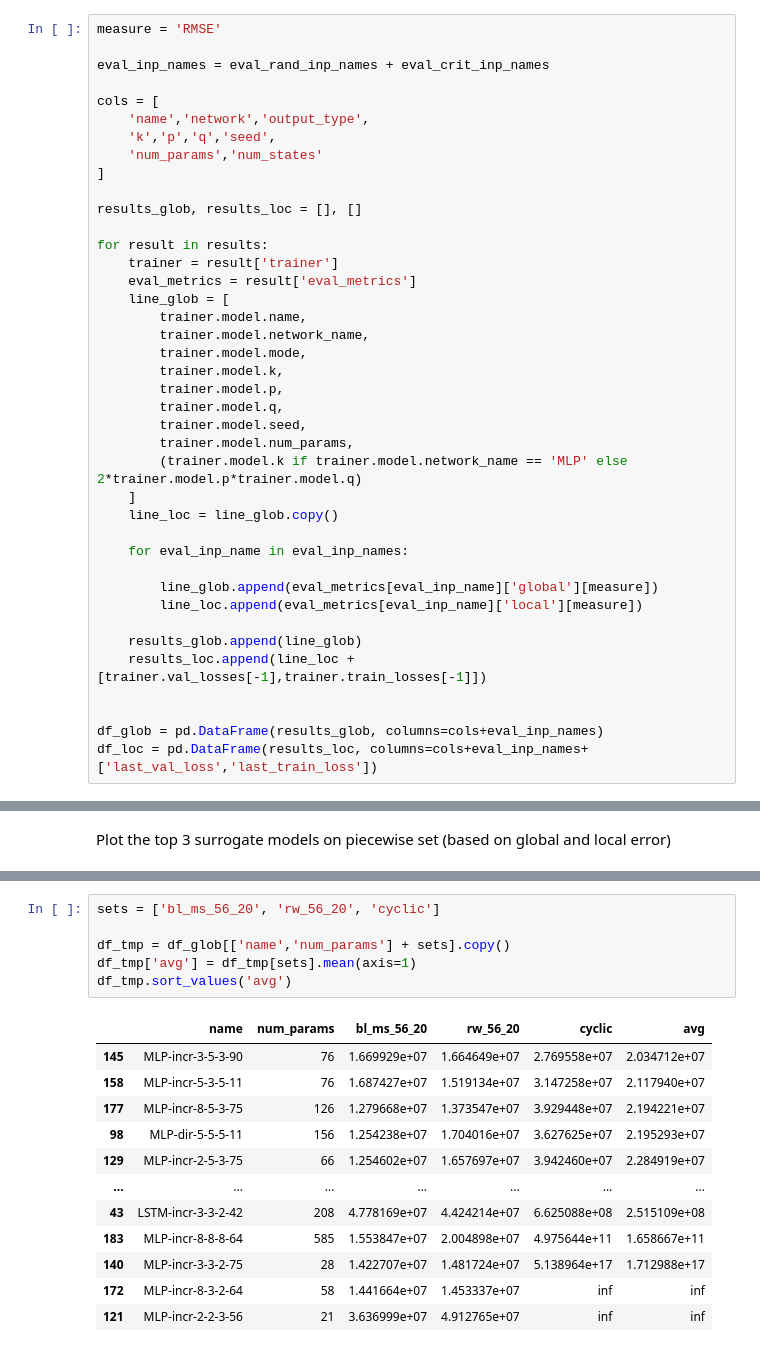
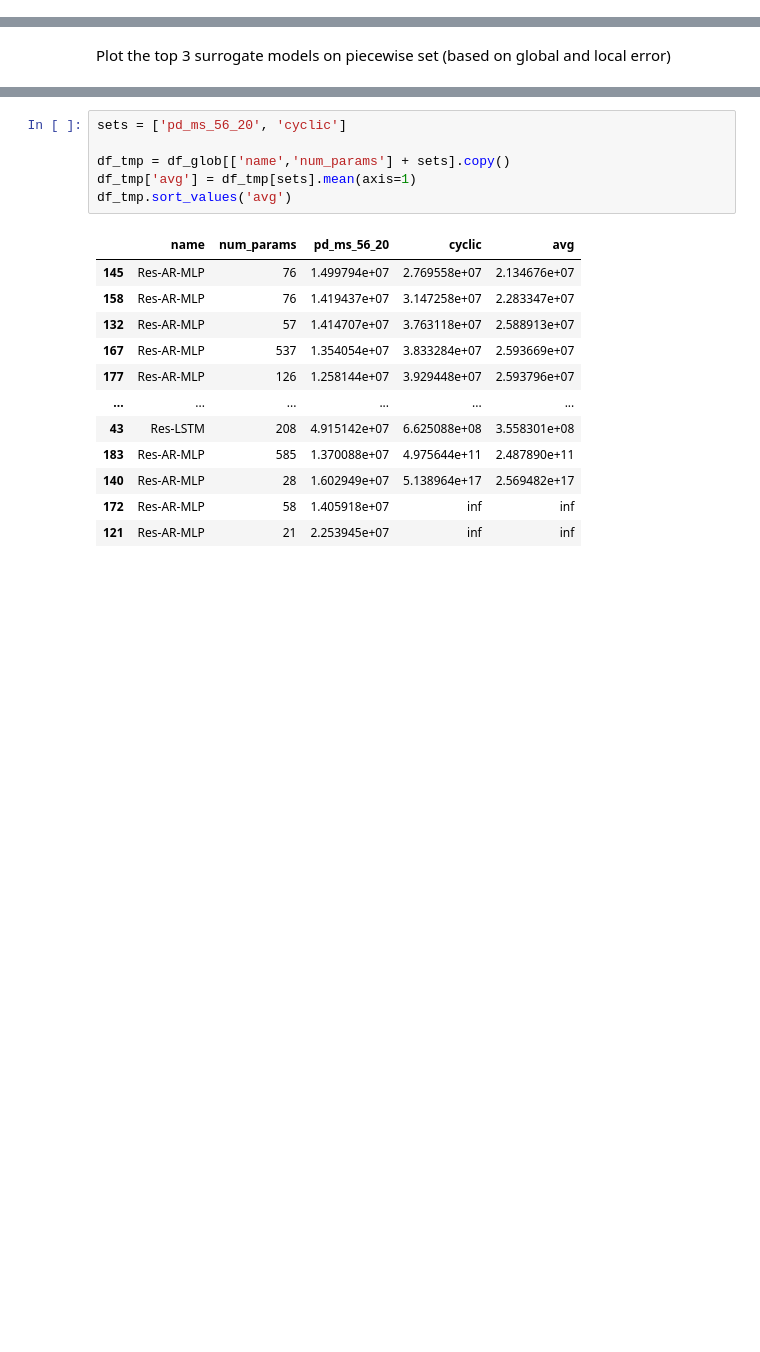
Before and after one commit to zsoca000/EP-neural-nets, a Jupyter notebook: notebooks/task1-grid-search.ipynb, the cells around one changed output, grey strips where cells are left out. Drawn from its saved outputs; the diff is of its cells as text; blank space fills up the shorter version.

```diff
--- a/notebooks/task1-grid-search.ipynb
+++ b/notebooks/task1-grid-search.ipynb
@@ -295,40 +128,0 @@ plt.show()
-# %%
-measure = 'RMSE'
-
-eval_inp_names = eval_rand_inp_names + eval_crit_inp_names
-
-cols = [
-    'name','network','output_type',
-    'k','p','q','seed',
-    'num_params','num_states'
-]
-
-results_glob, results_loc = [], []
-
-for result in results:
-    trainer = result['trainer']
-    eval_metrics = result['eval_metrics']
-    line_glob = [
-        trainer.model.name,
-        trainer.model.network_name,
-        trainer.model.mode,
-        trainer.model.k,
-        trainer.model.p,
-        trainer.model.q,
-        trainer.model.seed,
-        trainer.model.num_params,
-        (trainer.model.k if trainer.model.network_name == 'MLP' else 2*trainer.model.p*trainer.model.q)
-    ]
-    line_loc = line_glob.copy()
-
-    for eval_inp_name in eval_inp_names:
-
-        line_glob.append(eval_metrics[eval_inp_name]['global'][measure])
-        line_loc.append(eval_metrics[eval_inp_name]['local'][measure])
-
-    results_glob.append(line_glob)
-    results_loc.append(line_loc + [trainer.val_losses[-1],trainer.train_losses[-1]])
-
-
-df_glob = pd.DataFrame(results_glob, columns=cols+eval_inp_names)
-df_loc = pd.DataFrame(results_loc, columns=cols+eval_inp_names+['last_val_loss','last_train_loss'])
@@ -452,19 +578,19 @@ plt.show()
 # %%
-sets = ['bl_ms_56_20', 'rw_56_20', 'cyclic']
+sets = ['pd_ms_56_20', 'cyclic']
 
 df_tmp = df_glob[['name','num_params'] + sets].copy()
 df_tmp['avg'] = df_tmp[sets].mean(axis=1)
 df_tmp.sort_values('avg')
 # %% [output]
-|  | name | num_params | bl_ms_56_20 | rw_56_20 | cyclic | avg |
-| 145 | MLP-incr-3-5-3-90 | 76 | 1.669929e+07 | 1.664649e+07 | 2.769558e+07 | 2.034712e+07 |
-| 158 | MLP-incr-5-3-5-11 | 76 | 1.687427e+07 | 1.519134e+07 | 3.147258e+07 | 2.117940e+07 |
-| 177 | MLP-incr-8-5-3-75 | 126 | 1.279668e+07 | 1.373547e+07 | 3.929448e+07 | 2.194221e+07 |
-| 98 | MLP-dir-5-5-5-11 | 156 | 1.254238e+07 | 1.704016e+07 | 3.627625e+07 | 2.195293e+07 |
-| 129 | MLP-incr-2-5-3-75 | 66 | 1.254602e+07 | 1.657697e+07 | 3.942460e+07 | 2.284919e+07 |
-| ... | ... | ... | ... | ... | ... | ... |
-| 43 | LSTM-incr-3-3-2-42 | 208 | 4.778169e+07 | 4.424214e+07 | 6.625088e+08 | 2.515109e+08 |
-| 183 | MLP-incr-8-8-8-64 | 585 | 1.553847e+07 | 2.004898e+07 | 4.975644e+11 | 1.658667e+11 |
-| 140 | MLP-incr-3-3-2-75 | 28 | 1.422707e+07 | 1.481724e+07 | 5.138964e+17 | 1.712988e+17 |
-| 172 | MLP-incr-8-3-2-64 | 58 | 1.441664e+07 | 1.453337e+07 | inf | inf |
-| 121 | MLP-incr-2-2-3-56 | 21 | 3.636999e+07 | 4.912765e+07 | inf | inf |
+|  | name | num_params | pd_ms_56_20 | cyclic | avg |
+| 145 | Res-AR-MLP | 76 | 1.499794e+07 | 2.769558e+07 | 2.134676e+07 |
+| 158 | Res-AR-MLP | 76 | 1.419437e+07 | 3.147258e+07 | 2.283347e+07 |
+| 132 | Res-AR-MLP | 57 | 1.414707e+07 | 3.763118e+07 | 2.588913e+07 |
+| 167 | Res-AR-MLP | 537 | 1.354054e+07 | 3.833284e+07 | 2.593669e+07 |
+| 177 | Res-AR-MLP | 126 | 1.258144e+07 | 3.929448e+07 | 2.593796e+07 |
+| ... | ... | ... | ... | ... | ... |
+| 43 | Res-LSTM | 208 | 4.915142e+07 | 6.625088e+08 | 3.558301e+08 |
+| 183 | Res-AR-MLP | 585 | 1.370088e+07 | 4.975644e+11 | 2.487890e+11 |
+| 140 | Res-AR-MLP | 28 | 1.602949e+07 | 5.138964e+17 | 2.569482e+17 |
+| 172 | Res-AR-MLP | 58 | 1.405918e+07 | inf | inf |
+| 121 | Res-AR-MLP | 21 | 2.253945e+07 | inf | inf |
```
Also changed, not shown: parts of 33 cells of this notebook, 1 other file.
